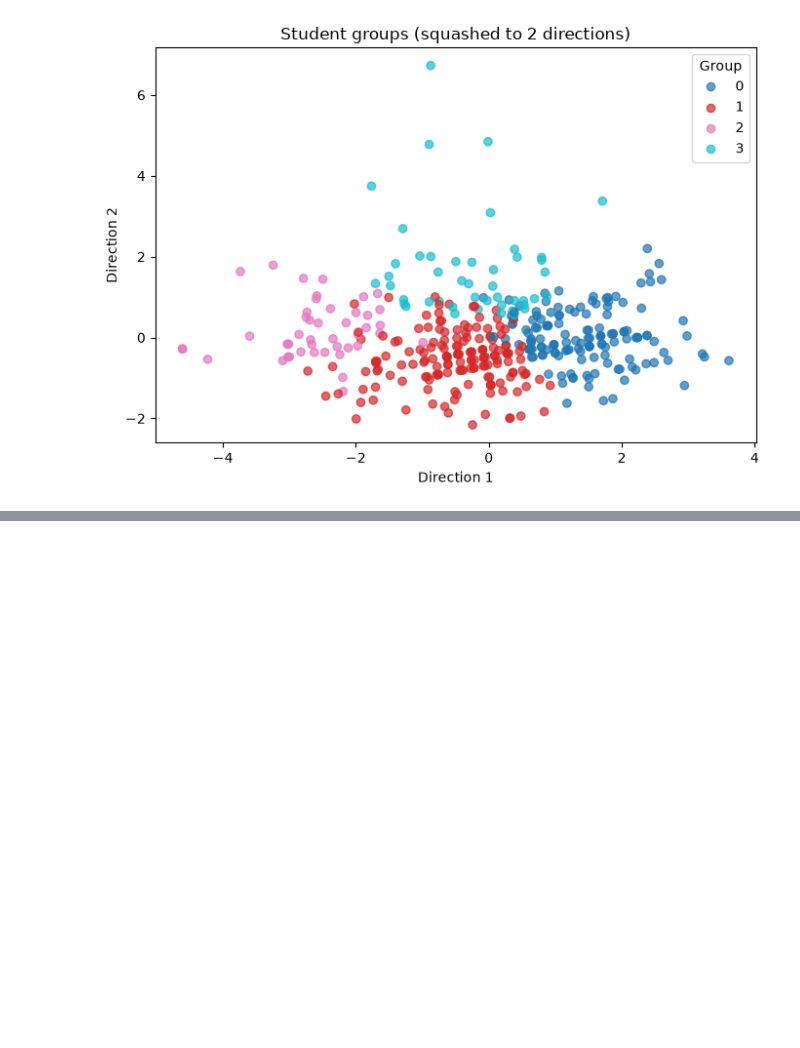
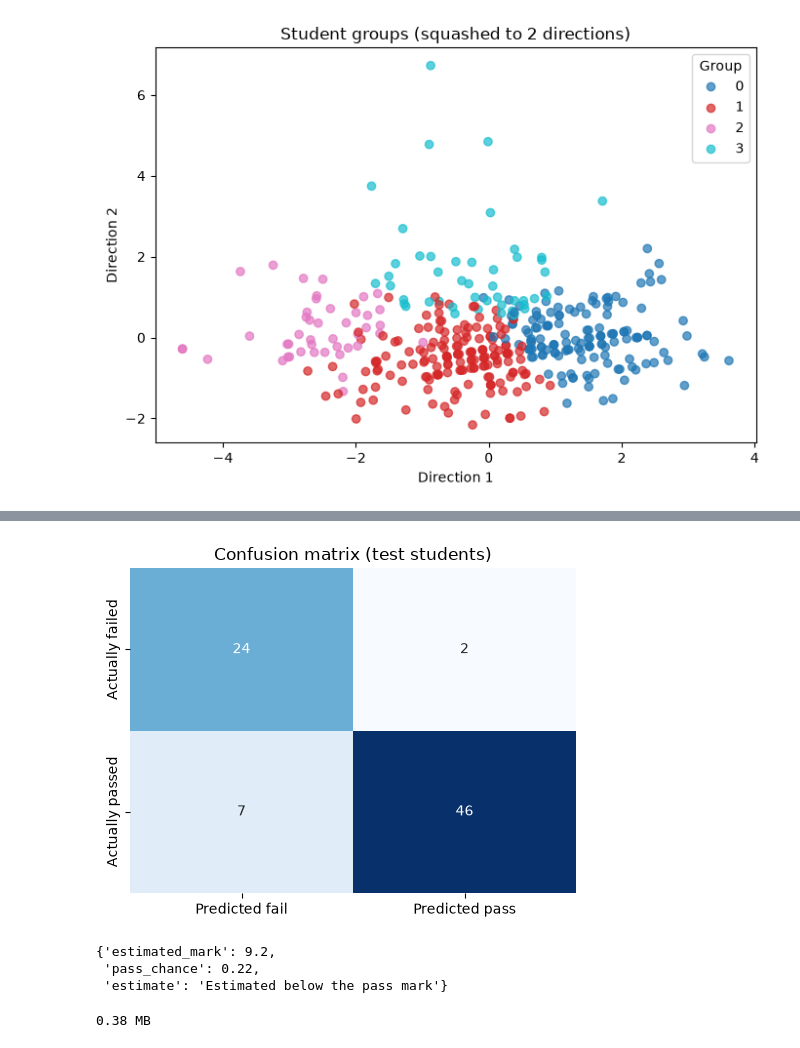
Before and after one commit to prajwal-sv/AI-Learning-Career-Assistant, a Jupyter notebook: notebooks/03_machine_learning.ipynb, the cells around one changed output, grey strips where cells are left out. Cells and saved outputs as stored; diff of their text form; code cells hidden in the pictures; blank space fills up the shorter version.

```diff
--- a/notebooks/03_machine_learning.ipynb
+++ b/notebooks/03_machine_learning.ipynb
@@ -204,0 +234,25 @@ plt.show()
+# %%
+from aislca.ml import predict
+from aislca.data import features
+
+bundle = predict.load_model_bundle()
+X_test_final = features.prepare_inputs(
+    test_data, bundle["feature_columns"], bundle["training_columns"])
+test_predictions = bundle["classification_model"].predict(X_test_final)
+
+fig = evaluate.plot_confusion_matrix(test_data["passed"], test_predictions)
+plt.show()
+# %% [output]
+[figure, added]
+# %%
+one_student = {"G1": 8, "G2": 9, "studytime": 2, "absences": 4, "failures": 1}
+predict.predict_one(bundle, one_student)
+# %% [output]
+{'estimated_mark': 9.2,
+ 'pass_chance': 0.22,
+ 'estimate': 'Estimated below the pass mark'}
+# %%
+model_file = PROJECT_ROOT / config["registry"]["model_path"]
+print(round(model_file.stat().st_size / 1_000_000, 2), "MB")
+# %% [output]
+0.38 MB
```
Also changed, not shown: parts of 2 cells of this notebook.
